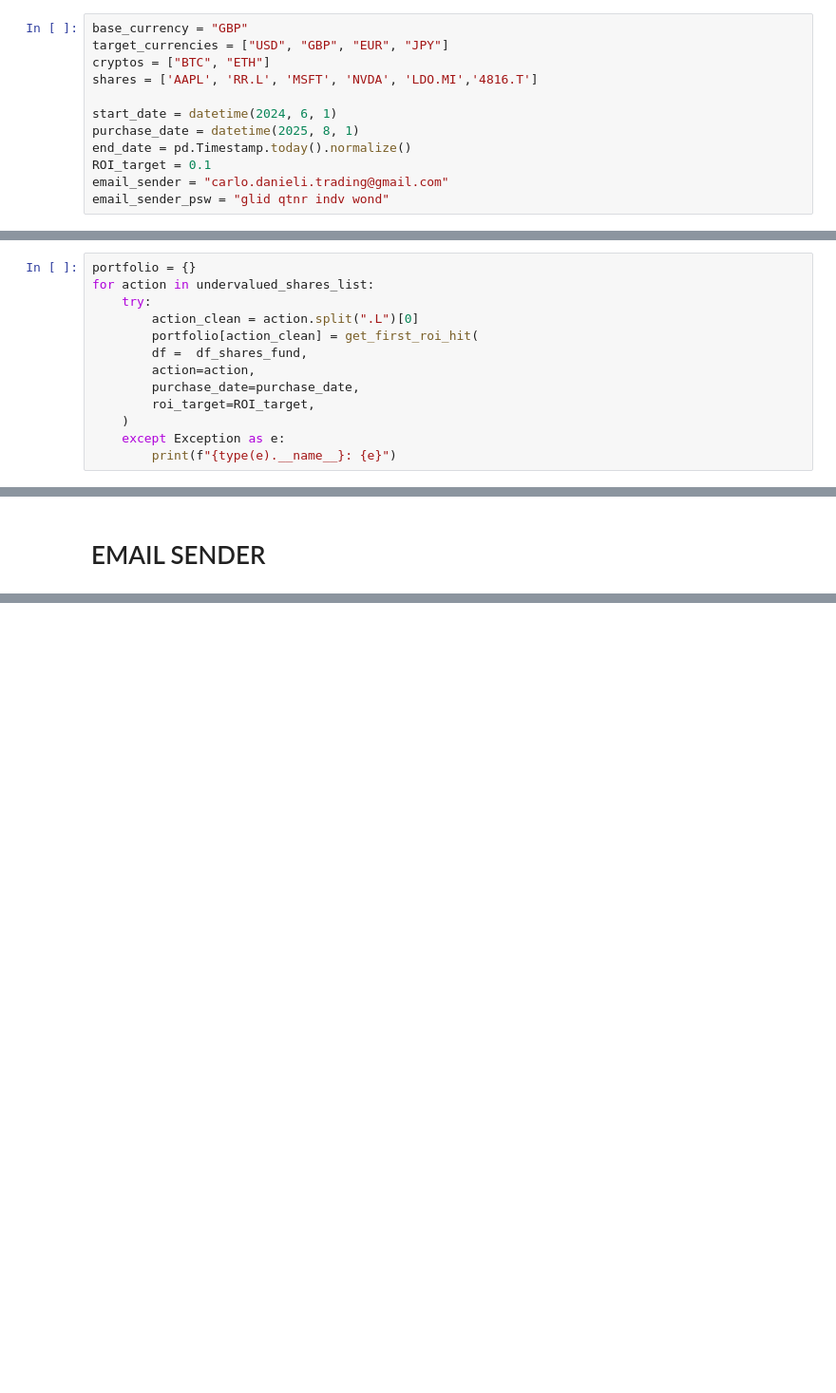
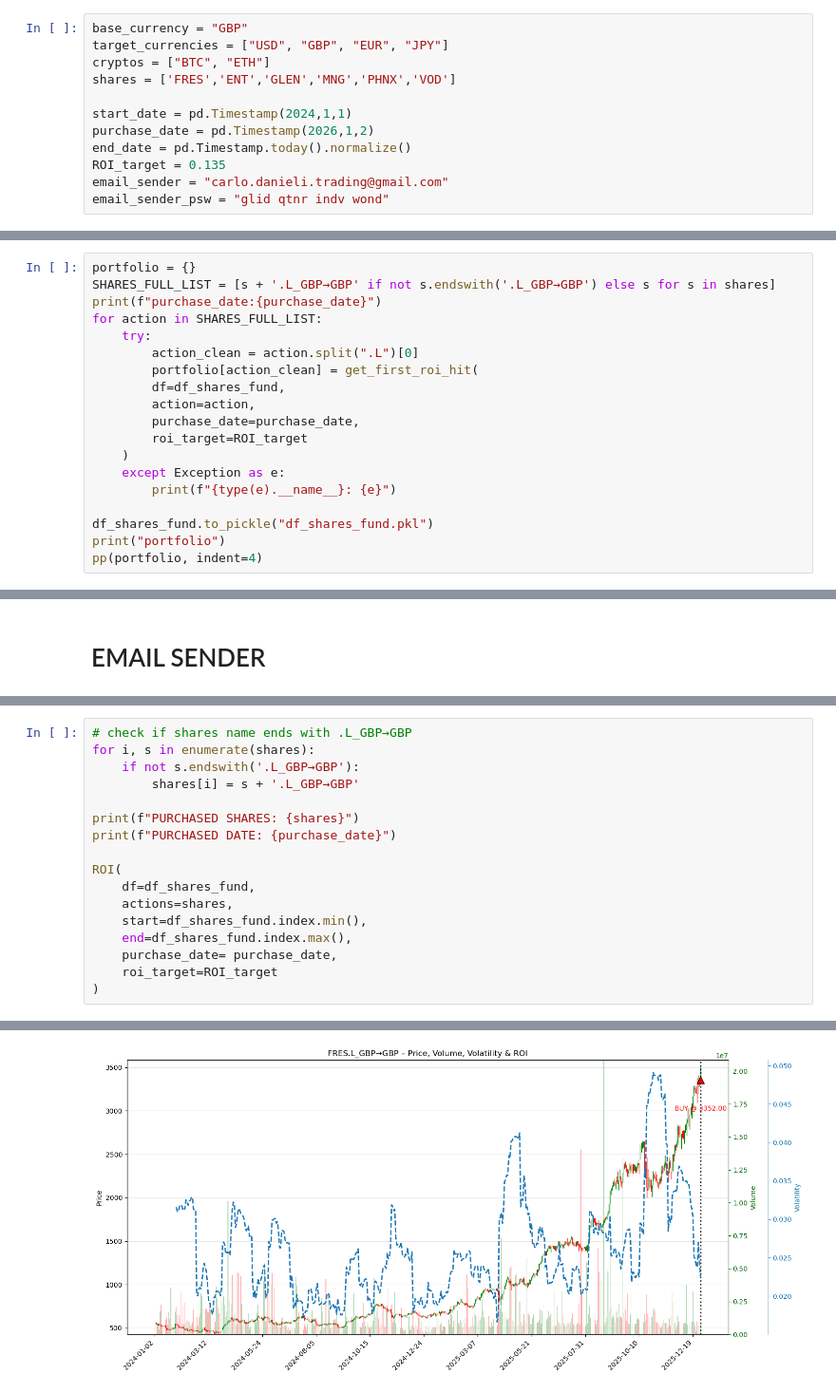
Before and after one commit to danielicarlojob-sys/finance, a Jupyter notebook: main.ipynb, the cells around one changed output, grey strips where cells are left out. Shown at 95% size. Drawn from its saved outputs; the diff is of its cells as text; blank space fills up the shorter version.

```diff
--- a/main.ipynb
+++ b/main.ipynb
@@ -51,12 +52,12 @@ from src.utils.email_sender import send_email_html_multi_inline_images, build_ro
 base_currency = "GBP"
 target_currencies = ["USD", "GBP", "EUR", "JPY"]
 cryptos = ["BTC", "ETH"]
-shares = ['AAPL', 'RR.L', 'MSFT', 'NVDA', 'LDO.MI','4816.T']
+shares = ['FRES','ENT','GLEN','MNG','PHNX','VOD']
 
-start_date = datetime(2024, 6, 1)
-purchase_date = datetime(2025, 8, 1)
+start_date = pd.Timestamp(2024,1,1)
+purchase_date = pd.Timestamp(2026,1,2)
 end_date = pd.Timestamp.today().normalize()
-ROI_target = 0.1
+ROI_target = 0.135
 email_sender = "carlo.danieli.trading@gmail.com"
 email_sender_psw = "glid qtnr indv wond"
 # %% [markdown]
@@ -105,14 +141,20 @@ undervalued_shares_list = filt['UndervaluedScore'].index.to_list()
 # ANALYZE SHARES' PORTFOLIO to get ROI Dates
 # %%
 portfolio = {}
-for action in undervalued_shares_list:
+SHARES_FULL_LIST = [s + '.L_GBP→GBP' if not s.endswith('.L_GBP→GBP') else s for s in shares]
+print(f"purchase_date:{purchase_date}")
+for action in SHARES_FULL_LIST:
     try:
         action_clean = action.split(".L")[0]
         portfolio[action_clean] = get_first_roi_hit(
-        df =  df_shares_fund,
+        df=df_shares_fund,
         action=action,
         purchase_date=purchase_date,
-        roi_target=ROI_target,
+        roi_target=ROI_target
     )
     except Exception as e:
         print(f"{type(e).__name__}: {e}")
+
+df_shares_fund.to_pickle("df_shares_fund.pkl")
+print("portfolio")
+pp(portfolio, indent=4)
@@ -200,0 +291,18 @@ None send_email_html_multi_inline_images succeeded
+# %%
+# check if shares name ends with .L_GBP→GBP
+for i, s in enumerate(shares):
+    if not s.endswith('.L_GBP→GBP'):
+        shares[i] = s + '.L_GBP→GBP'
+
+print(f"PURCHASED SHARES: {shares}")
+print(f"PURCHASED DATE: {purchase_date}")
+
+ROI(
+    df=df_shares_fund,
+    actions=shares,
+    start=df_shares_fund.index.min(),
+    end=df_shares_fund.index.max(),
+    purchase_date= purchase_date,
+    roi_target=ROI_target
+)
+# %% [output]
@@ -200,0 +311 @@ None send_email_html_multi_inline_images succeeded
+[figure, added]
```
Also changed, not shown: parts of 11 cells of this notebook, 13 other files.
